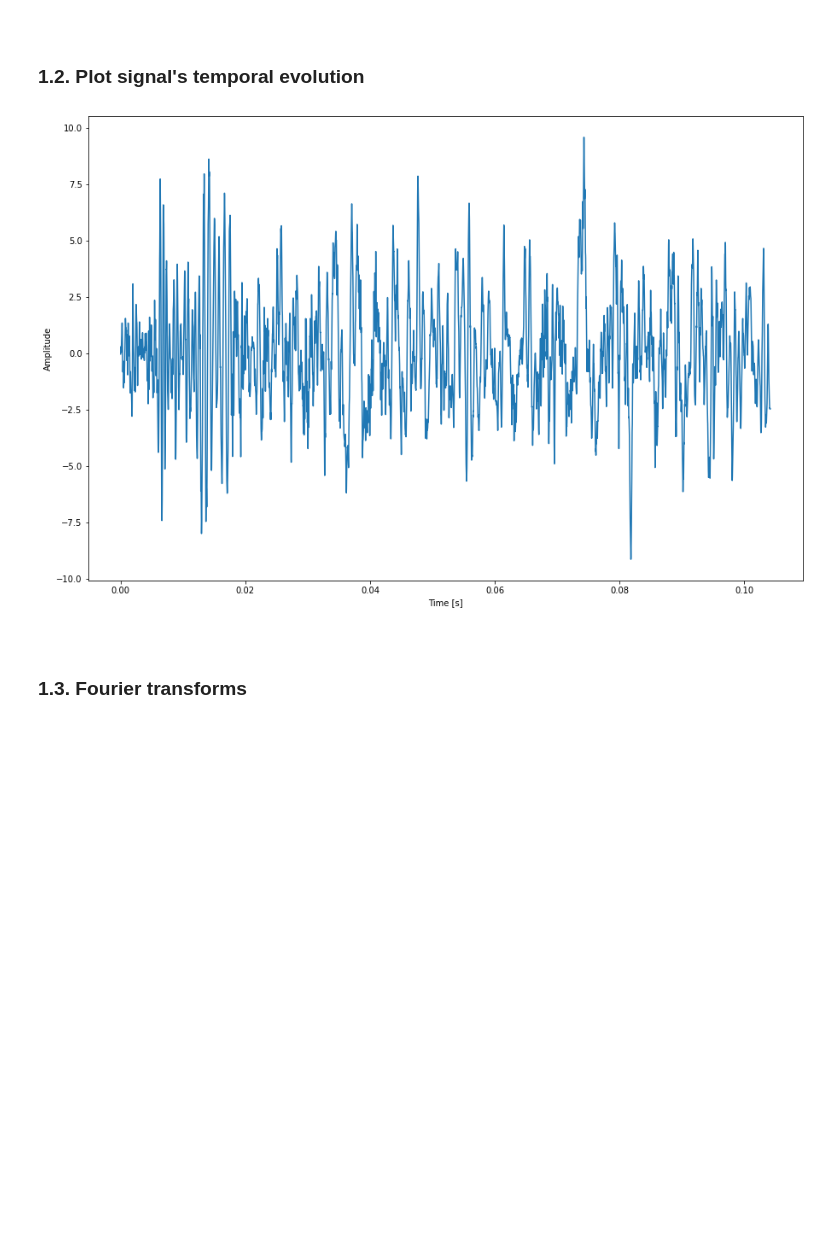
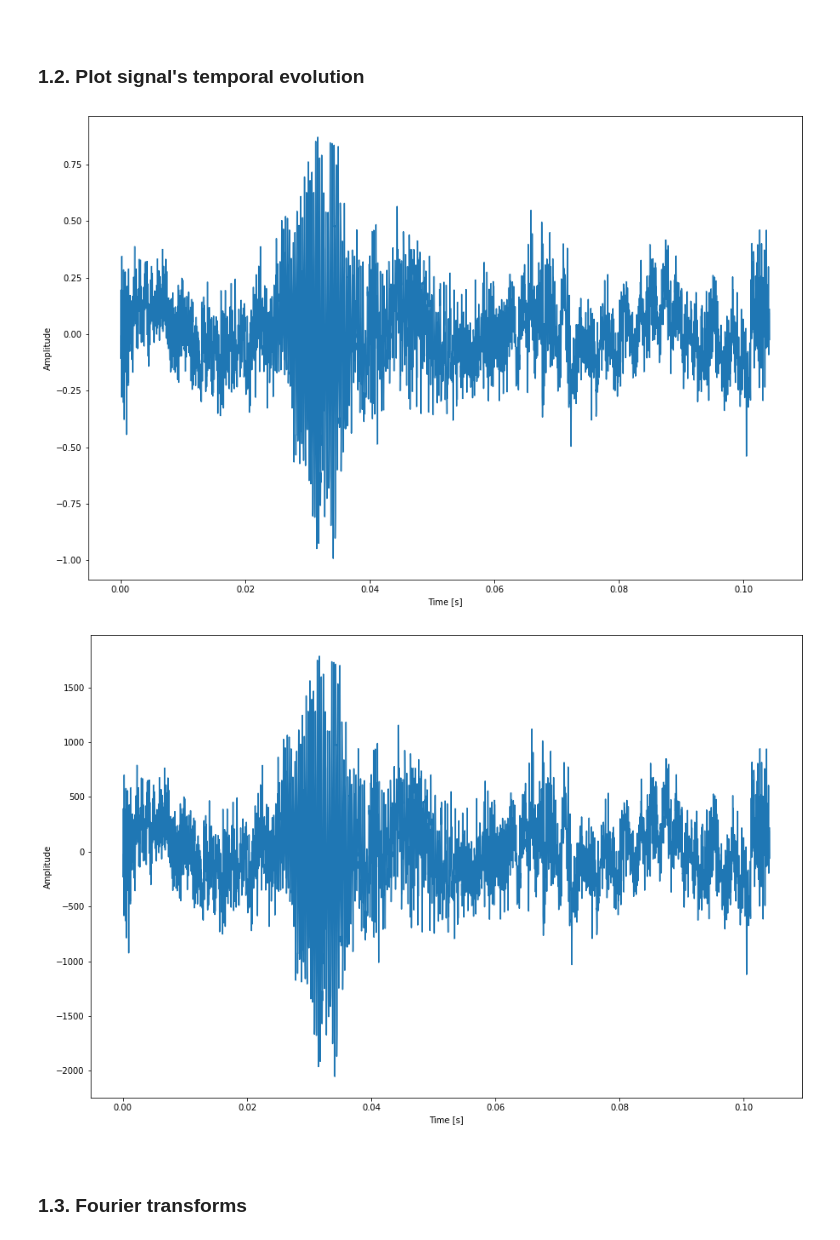
Before and after one commit to ahernot/data2021-bruits-mer, a Jupyter notebook: denoising.ipynb, the cells around one changed output. Cells and saved outputs as stored; diff of their text form; code cells hidden in the pictures; blank space fills up the shorter version.

```diff
--- a/denoising.ipynb
+++ b/denoising.ipynb
@@ -76,16 +76,16 @@ for file in files_wav:
 ### 1.1. Import data
 # %%
 # Import data
-filepath = os.path.join(RESOURCES_PATH, 'samples/2020_02_15_3A/2020_02_15_10.wav')
+filepath = os.path.join(RESOURCES_PATH, 'samples/2020_01_28_3A/2020_01_28_1.wav')
 sampling_freq, data = wavfile.read(filepath)
-signal = data[:, 0]
+sig = data[:, 0]
 # %%
 from sklearn.preprocessing import StandardScaler
 
 scaler = StandardScaler()
-signal_reshaped = signal.reshape(-1, 1)
-scaler.fit(signal_reshaped)  # unlimited lines, one column
-signal_std = scaler.transform(signal_reshaped).flatten()
+sig_reshaped = sig.reshape(-1, 1)
+scaler.fit(sig_reshaped)  # unlimited lines, one column
+sig_std = scaler.transform(sig_reshaped).flatten()
 # %% [markdown]
 <br>
 
@@ -93,19 +93,21 @@ signal_std = scaler.transform(signal_reshaped).flatten()
 # %%
 # Plot signal over time
 
-def plot_sig (signal: np.ndarray, sampling_freq: int):
+def plot_sig (sig: np.ndarray, sampling_freq: int):
     plt.figure(figsize=(15, 10))
-    plt.plot(np.arange(signal.shape[0]) / sampling_freq, signal)
+    plt.plot(np.arange(sig.shape[0]) / sampling_freq, sig)
 
     plt.xlabel('Time [s]')
     plt.ylabel('Amplitude')
     plt.show()
 
-sample = signal_std[:10000]
+sample = sig_std[:10000]
 plot_sig(sample, sampling_freq)
+plot_sig(sig[:10000], sampling_freq)
 # plot_sig(signal_std[:10000], sampling_freq)
 # %% [output]
-[figure, old version]
+[figure, new version]
+[figure, added]
 # %% [markdown]
 <br>
 
```
Also changed, not shown: parts of 8 cells of this notebook, 2 other files.
